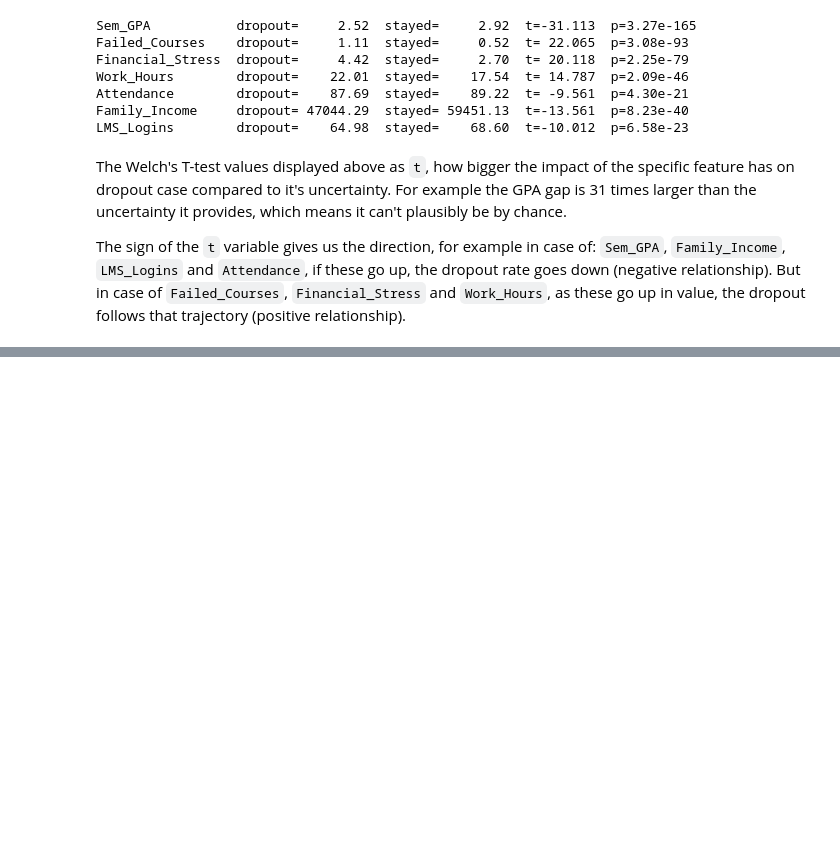
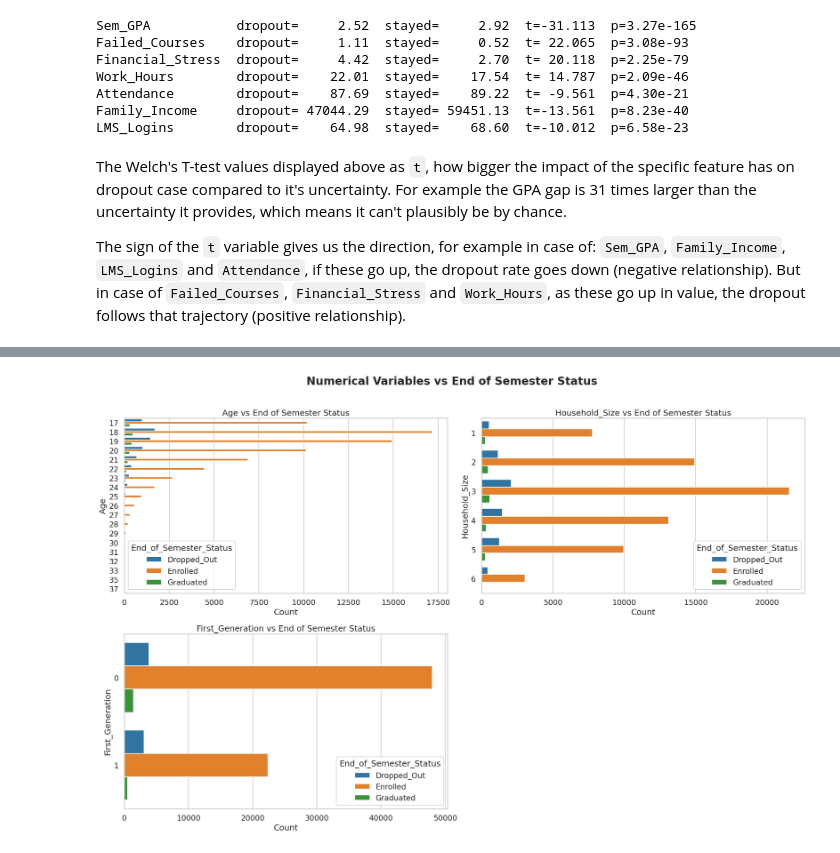
Before and after one commit to mihaighise/student_retention_analysis, a Jupyter notebook: Student_Retention.ipynb, the cells around one changed output, grey strips where cells are left out. Saved outputs shown, nothing was run; the diff lists cells and outputs as text; code cells hidden in the pictures; blank space fills up the shorter version.

```diff
--- a/Student_Retention.ipynb
+++ b/Student_Retention.ipynb
@@ -407,0 +439,47 @@ The sign of the `t` variable gives us the direction, for example in case of: `Se
+# %%
+# Display count plots based on demographic properties
+sns.set_style("whitegrid")
+sns.set_context("talk")
+
+num_col = ["Age", "Household_Size", "First_Generation"]
+
+n_cols = 2
+n_rows = (len(num_col) + n_cols - 1) // n_cols
+
+fig, axes = plt.subplots(
+    n_rows,
+    n_cols,
+    figsize=(22, 7 * n_rows)
+)
+
+axes = axes.flatten()
+
+for i, col in enumerate(num_col):
+
+    sns.countplot(
+        data=df,
+        y=col,
+        hue="End_of_Semester_Status",
+        ax=axes[i]
+    )
+
+    axes[i].set_title(f"{col} vs End of Semester Status")
+
+    axes[i].set_xlabel("Count")
+    axes[i].set_ylabel(col)
+
+# Remove unused subplot(s)
+for j in range(len(num_col), len(axes)):
+    fig.delaxes(axes[j])
+
+plt.suptitle(
+    "Numerical Variables vs End of Semester Status",
+    fontsize=24,
+    fontweight="bold",
+    y=1.01
+)
+
+plt.tight_layout()
+plt.show()
+# %% [output]
+[figure, added]
```
Also changed, not shown: parts of 2 cells of this notebook.
